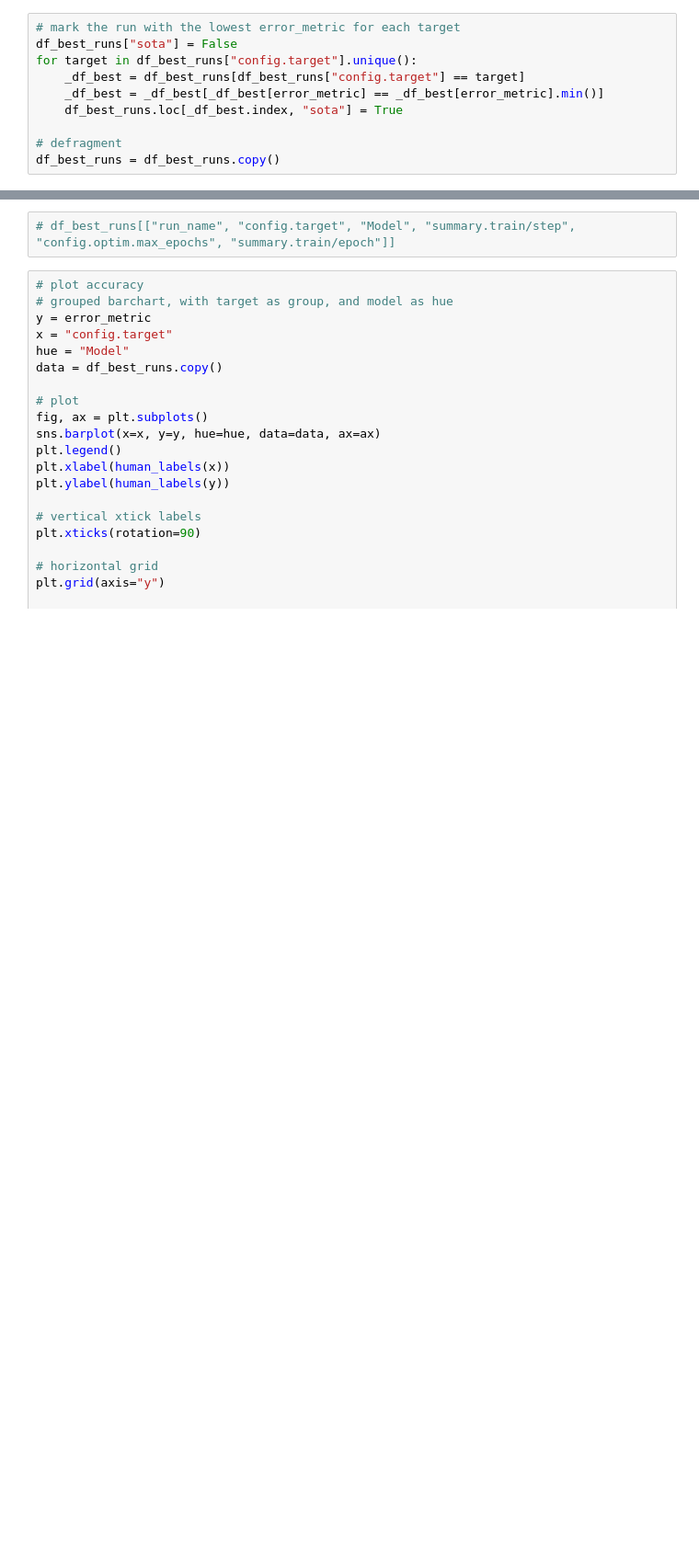
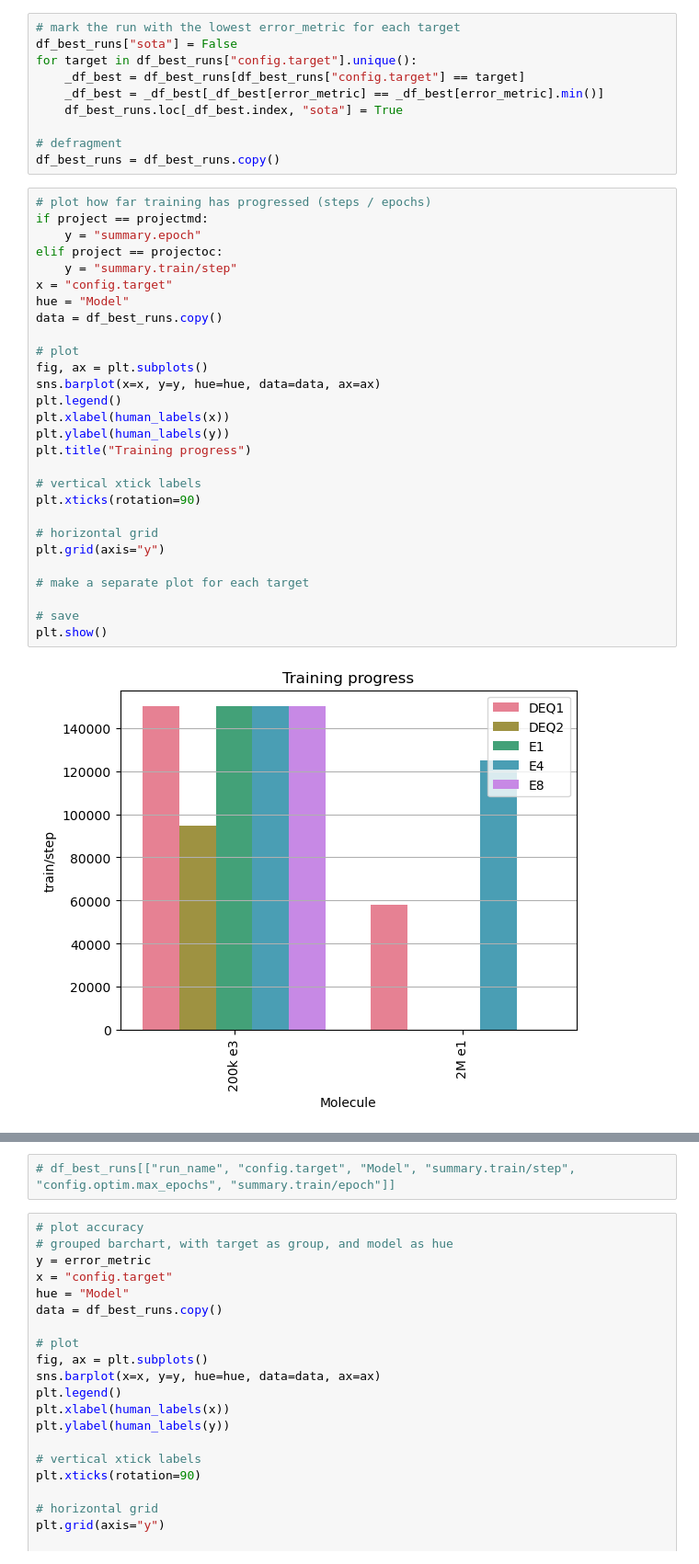
Before and after one commit to BurgerAndreas/equilibrium-forcefields, a Jupyter notebook: src/deq2ff/plotting/dashboard.ipynb, the cells around one changed output, grey strips where cells are left out. Shown at 92% size. Cells and saved outputs as stored; diff of their text form; blank space fills up the shorter version.

```diff
--- a/src/deq2ff/plotting/dashboard.ipynb
+++ b/src/deq2ff/plotting/dashboard.ipynb
@@ -251,6 +254,36 @@ for target in df_best_runs["config.target"].unique():
 
 # defragment
 df_best_runs = df_best_runs.copy()
+# %%
+# plot how far training has progressed (steps / epochs)
+if project == projectmd:
+    y = "summary.epoch"
+elif project == projectoc:
+    y = "summary.train/step"
+x = "config.target"
+hue = "Model"
+data = df_best_runs.copy()
+
+# plot
+fig, ax = plt.subplots()
+sns.barplot(x=x, y=y, hue=hue, data=data, ax=ax)
+plt.legend()
+plt.xlabel(human_labels(x))
+plt.ylabel(human_labels(y))
+plt.title("Training progress")
+
+# vertical xtick labels
+plt.xticks(rotation=90)
+
+# horizontal grid
+plt.grid(axis="y")
+
+# make a separate plot for each target
+
+# save
+plt.show()
+# %% [output]
+[figure, added]
 # %%
 # plot n_step
 # grouped barchart, with target as group, and model as hue
```
Also changed, not shown: parts of 5 cells of this notebook, 1 other file.
